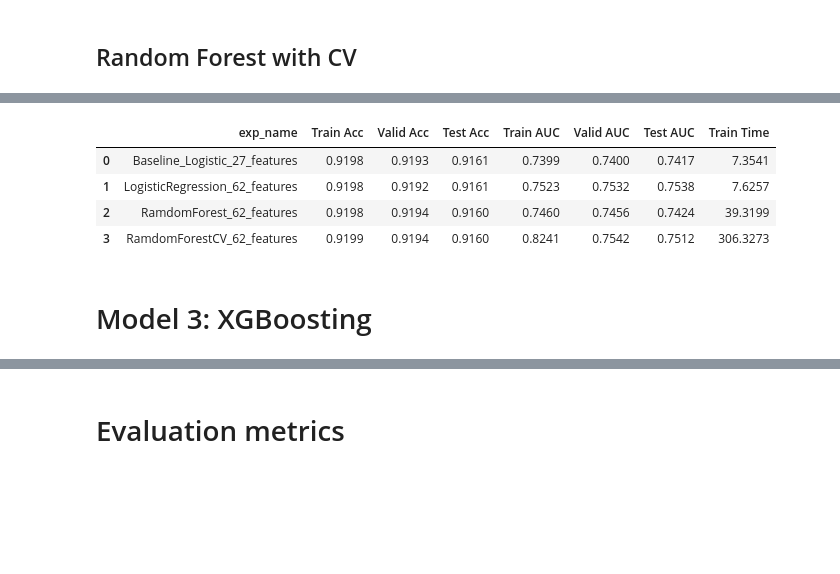
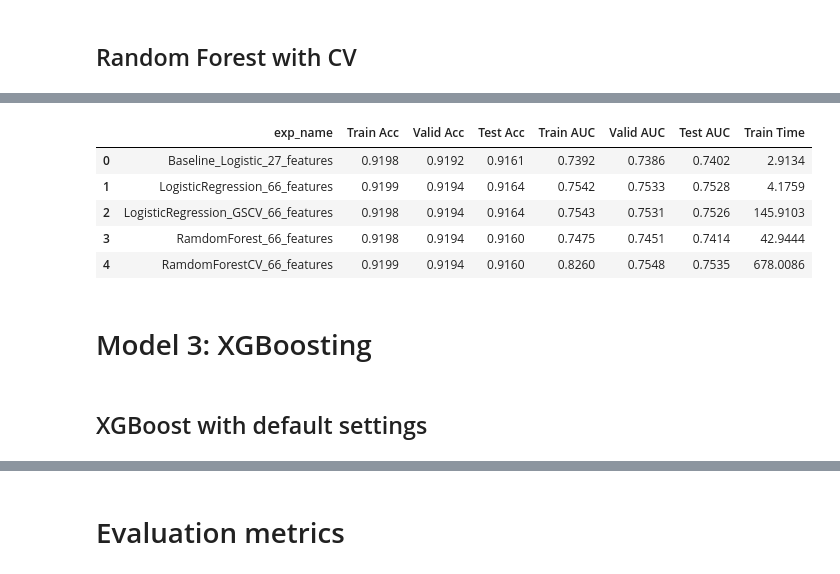
Before and after one commit to kpimparkar/SP20_AML_Project, a Jupyter notebook: Group11_Phase2_Notebook.ipynb, the cells around one changed output, grey strips where cells are left out. Saved outputs shown, nothing was run; the diff lists cells and outputs as text; code cells hidden in the pictures; blank space fills up the shorter version.

```diff
--- a/Group11_Phase2_Notebook.ipynb
+++ b/Group11_Phase2_Notebook.ipynb
@@ -2215,7 +2210,7 @@ X_train.head()
 # %% [markdown]
 ## Pipeline creation
 # %%
-# Logistic regression with our selected 62 features
+# Logistic regression with our selected 66 features
 
 num_attribs = ['DAYS_REGISTRATION', 'FLAG_DOCUMENT_3', 'REG_CITY_NOT_LIVE_CITY', 'FLAG_EMP_PHONE', 'REG_CITY_NOT_WORK_CITY',
                'DAYS_ID_PUBLISH', 'DAYS_LAST_PHONE_CHANGE', 'REGION_RATING_CLIENT', 'REGION_RATING_CLIENT_W_CITY', 'DAYS_BIRTH',
@@ -2227,7 +2222,8 @@ num_attribs = ['DAYS_REGISTRATION', 'FLAG_DOCUMENT_3', 'REG_CITY_NOT_LIVE_CITY',
                'Cash loans', 'Consumer loans', 'Revolvingloans', 'XNA', 'FRIDAY', 'MONDAY', 'SATURDAY', 'SUNDAY', 'THURSDAY',
                'TUESDAY', 'WEDNESDAY', 'Approved', 'Canceled', 'Refused', 'Unusedoffer', 'Total_records', 'Tot_AMT_ANNUITY_min',
                'Tot_AMT_ANNUITY_max', 'Tot_AMT_ANNUITY_mean', 'Tot_AMT_APPLICATION_min', 'Tot_AMT_APPLICATION_max',
-               'Tot_AMT_APPLICATION_mean', 'DAYS_DECISION_min', 'DAYS_DECISION_max', 'DAYS_DECISION_mean'
+               'Tot_AMT_APPLICATION_mean', 'DAYS_DECISION_min', 'DAYS_DECISION_max', 'DAYS_DECISION_mean','CC_Average_Monthly_Balance',
+               'CC_Average_Credit_Card_Limit','CC_Average_Monthly_Payments','CC_Average_percentage_pass_due'
               ]
 
 num_pipeline = Pipeline([
@@ -2290,0 +2309,13 @@ expLog
+# %%
+exp_name = f"LogisticRegression_GSCV_{len(selected_features)}_features"
+expLog.loc[len(expLog)] = [f"{exp_name}"] + list(np.round(
+               [accuracy_score(y_train, model_2.predict(X_train)),
+                accuracy_score(y_valid, model_2.predict(X_valid)),
+                accuracy_score(y_test, model_2.predict(X_test)),
+                roc_auc_score(y_train, model_2.predict_proba(X_train)[:, 1]),
+                roc_auc_score(y_valid, model_2.predict_proba(X_valid)[:, 1]),
+                roc_auc_score(y_test, model_2.predict_proba(X_test)[:, 1]),
+                train_time
+                ],4))
+
+expLog
@@ -2299,14 +2335,13 @@ rnd_clf = RandomForestClassifier(n_estimators=500, max_leaf_nodes=20, n_jobs=-1,
 start = time()
 
 # %%time
-np.random.seed(42)
 full_pipeline_with_predictor = Pipeline([
         ("preparation", data_prep_pipeline),
         ("random_forest", rnd_clf)
     ])
 
 
-model_2 = full_pipeline_with_predictor.fit(X_train, y_train)
+model_3 = full_pipeline_with_predictor.fit(X_train, y_train)
 
 train_time = np.round(time() - start, 4)
 # %%
@@ -2355,14 +2391,14 @@ params = {
 
 
 rnd_clf = RandomizedSearchCV(full_pipeline_with_predictor, params,
-#                               n_iter=15,
-#                               cv = 10,
-                              scoring='roc_auc',
-                              random_state=42, verbose=2,
-                              n_jobs=6)
+#                            n_iter=15,
+                             cv = 10,
+                             scoring='roc_auc',
+                             verbose=2,
+                             n_jobs=-1)
 
 
 cv_fit = rnd_clf.fit(X_train, y_train)
-model_3 = cv_fit.best_estimator_
+model_4 = cv_fit.best_estimator_
 train_time = np.round(time() - start, 4)
 # %% [output]
@@ -2373,21 +2410,24 @@ Fitting 5 folds for each of 4 candidates, totalling 20 fits
 # %%
 exp_name = f"RamdomForestCV_{len(selected_features)}_features"
 expLog.loc[len(expLog)] = [f"{exp_name}"] + list(np.round(
-               [accuracy_score(y_train, model_3.predict(X_train)),
-                accuracy_score(y_valid, model_3.predict(X_valid)),
-                accuracy_score(y_test, model_3.predict(X_test)),
-                roc_auc_score(y_train, model_3.predict_proba(X_train)[:, 1]),
-                roc_auc_score(y_valid, model_3.predict_proba(X_valid)[:, 1]),
-                roc_auc_score(y_test, model_3.predict_proba(X_test)[:, 1]),
+               [accuracy_score(y_train, model_4.predict(X_train)),
+                accuracy_score(y_valid, model_4.predict(X_valid)),
+                accuracy_score(y_test, model_4.predict(X_test)),
+                roc_auc_score(y_train, model_4.predict_proba(X_train)[:, 1]),
+                roc_auc_score(y_valid, model_4.predict_proba(X_valid)[:, 1]),
+                roc_auc_score(y_test, model_4.predict_proba(X_test)[:, 1]),
                 train_time
                 ],4))
 
 expLog
 # %% [output]
 |  | exp_name | Train Acc | Valid Acc | Test Acc | Train AUC | Valid AUC | Test AUC | Train Time |
-| 0 | Baseline_Logistic_27_features | 0.9198 | 0.9193 | 0.9161 | 0.7399 | 0.7400 | 0.7417 | 7.3541 |
-| 1 | LogisticRegression_62_features | 0.9198 | 0.9192 | 0.9161 | 0.7523 | 0.7532 | 0.7538 | 7.6257 |
-| 2 | RamdomForest_62_features | 0.9198 | 0.9194 | 0.9160 | 0.7460 | 0.7456 | 0.7424 | 39.3199 |
-| 3 | RamdomForestCV_62_features | 0.9199 | 0.9194 | 0.9160 | 0.8241 | 0.7542 | 0.7512 | 306.3273 |
+| 0 | Baseline_Logistic_27_features | 0.9198 | 0.9192 | 0.9161 | 0.7392 | 0.7386 | 0.7402 | 2.9134 |
+| 1 | LogisticRegression_66_features | 0.9199 | 0.9194 | 0.9164 | 0.7542 | 0.7533 | 0.7528 | 4.1759 |
+| 2 | LogisticRegression_GSCV_66_features | 0.9198 | 0.9194 | 0.9164 | 0.7543 | 0.7531 | 0.7526 | 145.9103 |
+| 3 | RamdomForest_66_features | 0.9198 | 0.9194 | 0.9160 | 0.7475 | 0.7451 | 0.7414 | 42.9444 |
+| 4 | RamdomForestCV_66_features | 0.9199 | 0.9194 | 0.9160 | 0.8260 | 0.7548 | 0.7535 | 678.0086 |
 # %% [markdown]
 # Model 3: XGBoosting
+# %% [markdown]
+## XGBoost with default settings
```
Also changed, not shown: parts of 53 cells of this notebook.
